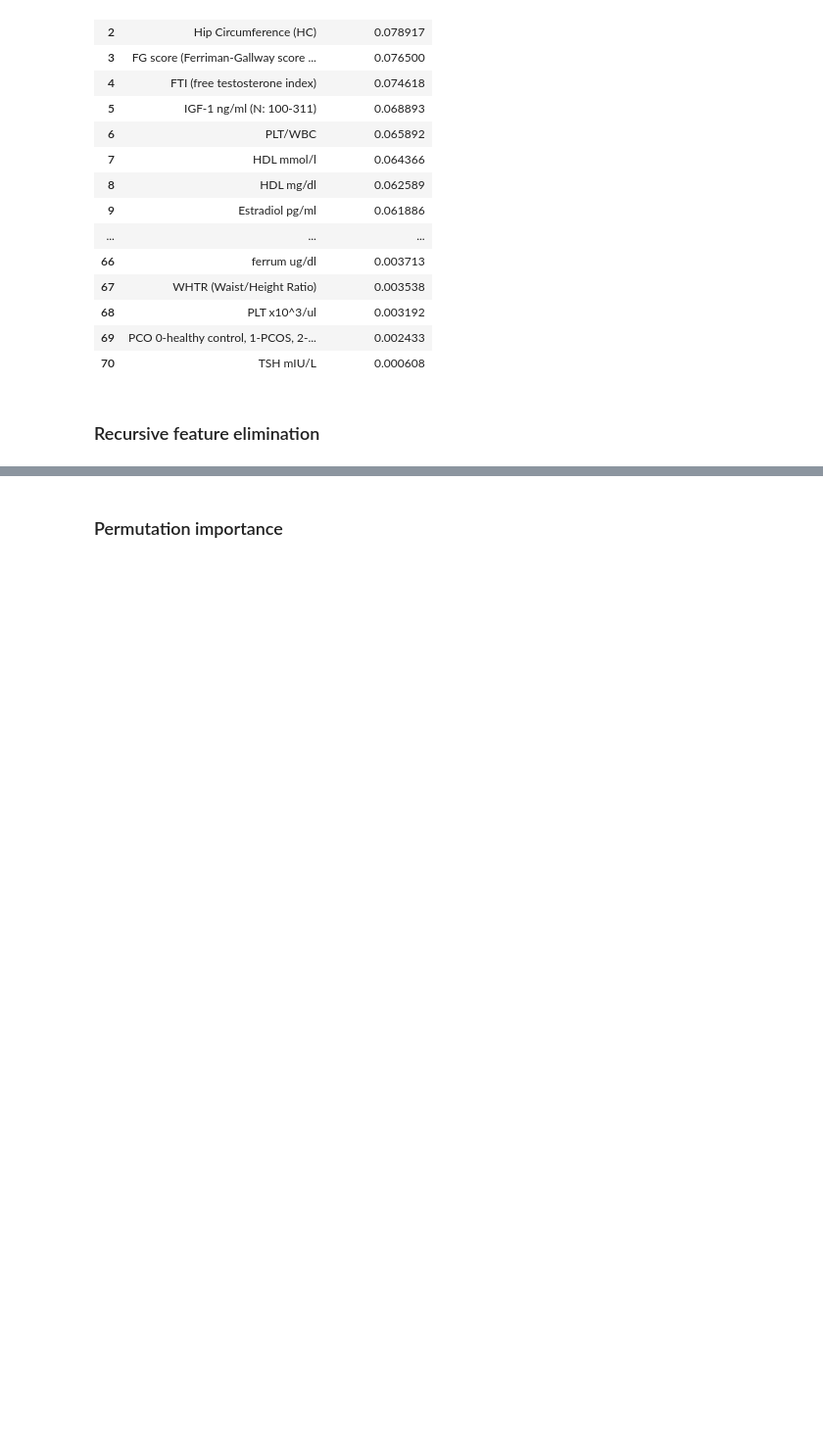
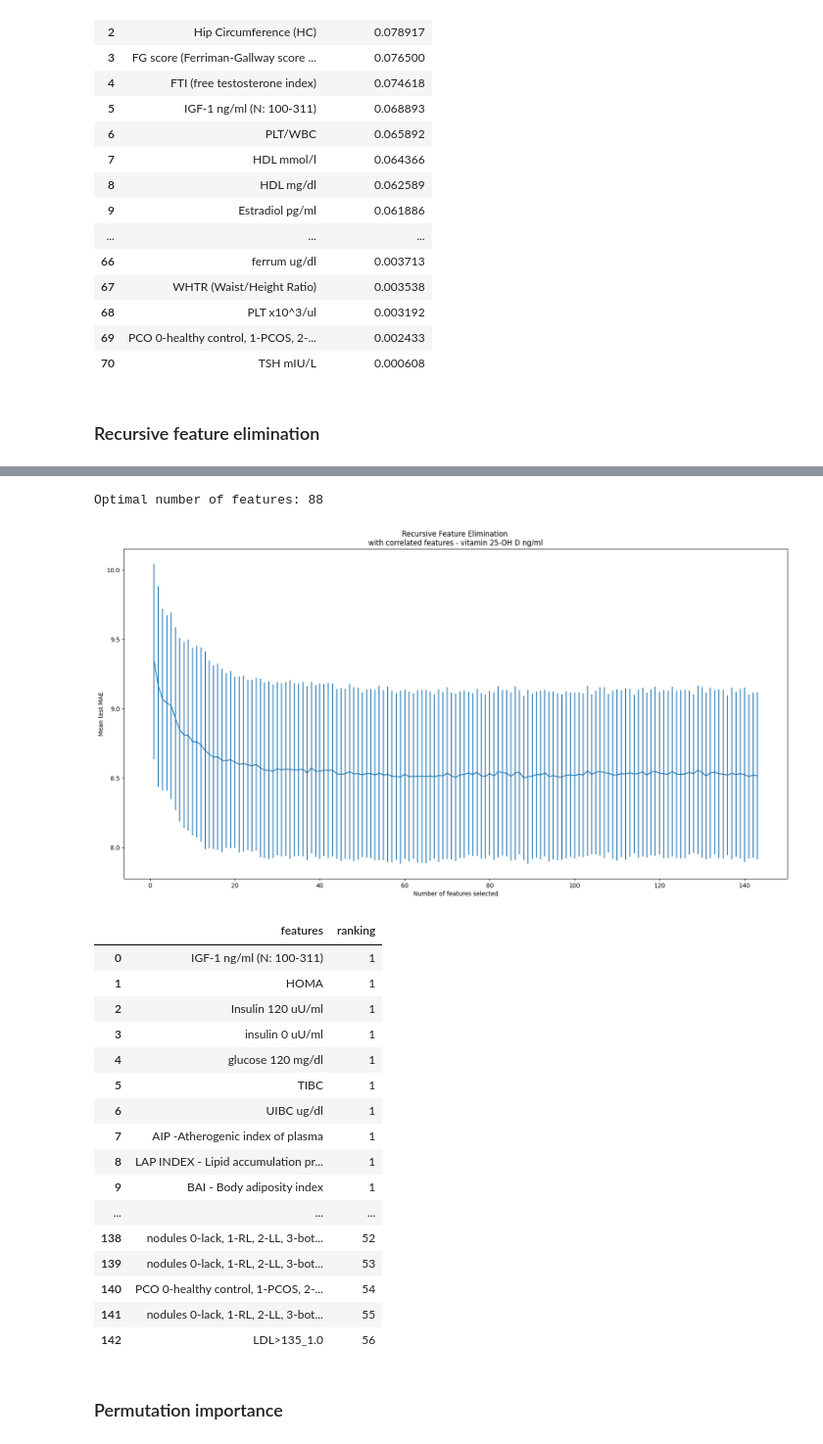
Before and after one commit to Karina-00/Master_project, a Jupyter notebook: vit_d_models.ipynb, the cells around one changed output, grey strips where cells are left out. Shown at 98% size. Saved outputs shown, nothing was run; the diff lists cells and outputs as text; code cells hidden in the pictures; blank space fills up the shorter version.

```diff
--- a/vit_d_models.ipynb
+++ b/vit_d_models.ipynb
@@ -619,7 +636,27 @@ Optimal number of features: 17
 # %%
 rf_model = RandomForestRegressor(n_estimators=200, max_depth=None, max_features='sqrt', min_samples_leaf=7, min_samples_split=10, criterion='absolute_error')
-recursive_feature_elimination_ranked_features_rf = recursive_feature_elimination(X_train_vit_d, y_train_vit_d, rf_model, VITAMINE_D)
+recursive_feature_elimination_ranked_features_rf = recursive_feature_elimination(X_train_vit_d, y_train_vit_d, rf_model, VITAMINE_D, tree_continuous_preprocessing, categorical_preprocessor)
 recursive_feature_elimination_ranked_features_rf
+# %% [output]
+Optimal number of features: 88
+[figure, added]
+|  | features | ranking |
+| 0 | IGF-1 ng/ml (N: 100-311) | 1 |
+| 1 | HOMA | 1 |
+| 2 | Insulin 120 uU/ml | 1 |
+| 3 | insulin 0 uU/ml | 1 |
+| 4 | glucose 120 mg/dl | 1 |
+| 5 | TIBC | 1 |
+| 6 | UIBC ug/dl | 1 |
+| 7 | AIP -Atherogenic index of plasma | 1 |
+| 8 | LAP INDEX - Lipid accumulation pr... | 1 |
+| 9 | BAI - Body adiposity index | 1 |
+| ... | ... | ... |
+| 138 | nodules 0-lack, 1-RL, 2-LL, 3-bot... | 52 |
+| 139 | nodules 0-lack, 1-RL, 2-LL, 3-bot... | 53 |
+| 140 | PCO 0-healthy control, 1-PCOS, 2-... | 54 |
+| 141 | nodules 0-lack, 1-RL, 2-LL, 3-bot... | 55 |
+| 142 | LDL>135_1.0 | 56 |
 # %% [markdown]
 ### Permutation importance
 # %%
```
Also changed, not shown: parts of 3 cells of this notebook, 1 other file.
